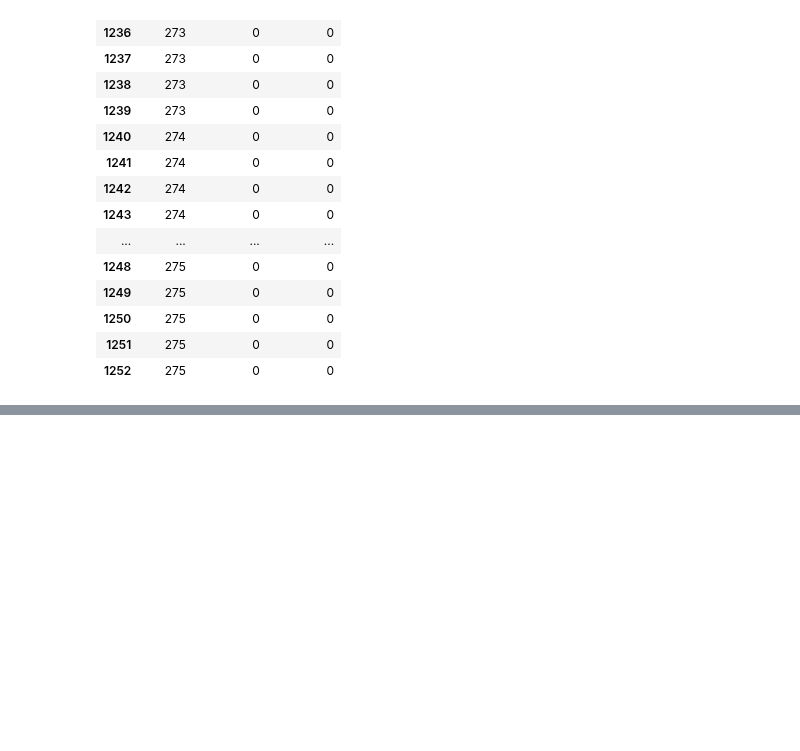
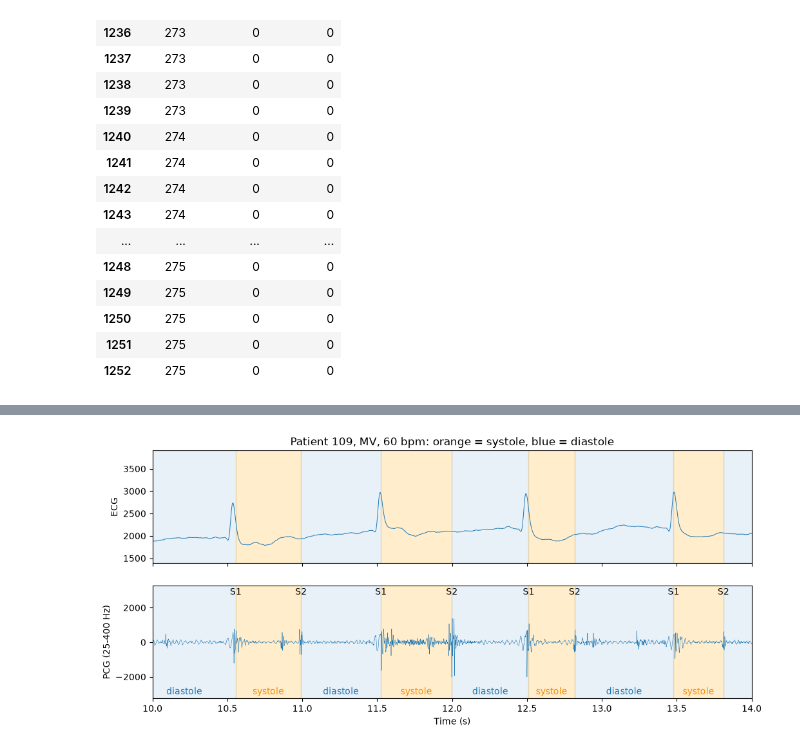
Before and after one commit to Alejandro-131004/cardio-trimodal-align, a Jupyter notebook: Data_Processing.ipynb, the cells around one changed output, grey strips where cells are left out. Saved outputs shown, nothing was run; the diff lists cells and outputs as text; code cells hidden in the pictures; blank space fills up the shorter version.

```diff
--- a/Data_Processing.ipynb
+++ b/Data_Processing.ipynb
@@ -954,0 +1144,44 @@ pd.DataFrame({
+# %%
+def find_heart_sounds(ecg: Signal, pcg: Signal):
+    """Times (s) of the R peaks, S1 and S2, and the filtered PCG."""
+    ecg_f = bandpass(ecg, 0.5, 40)
+    r, _ = find_peaks(ecg_f, height=0.6 * np.percentile(ecg_f, 99), distance=0.4 * ecg.fs)
+    r = r / ecg.fs
+
+    pcg_f = bandpass(pcg, 25, 400, order=4)
+    envelope = pd.Series(np.abs(pcg_f)).rolling(int(0.04 * pcg.fs), center=True).mean()
+
+    def loudest(start, end):
+        return envelope.iloc[int(start * pcg.fs):int(end * pcg.fs)].idxmax() / pcg.fs
+
+    s1 = np.array([loudest(t - 0.02, t + 0.15) for t in r[:-1]])
+    s2 = np.array([loudest(t + 0.2, t + 0.2 + 0.35 * rr) for t, rr in zip(r, np.diff(r))])
+    return r, s1, s2, pcg_f
+# %%
+def plot_heart_cycle(row, start: float, window: float = 4):
+    """ECG and filtered PCG with S1, S2, systole (orange) and diastole (blue)."""
+    ecg, pcg = load_recording(row)
+    r, s1, s2, pcg_f = find_heart_sounds(ecg, pcg)
+    top = np.abs(pcg_f).max()
+    bpm = 60 / np.median(np.diff(r))
+
+    _, (ax_ecg, ax_pcg) = plt.subplots(2, 1, figsize=(12, 5), sharex=True)
+    ax_ecg.plot(np.arange(len(ecg.data)) / ecg.fs, ecg.data, lw=0.7)
+    ax_pcg.plot(np.arange(len(pcg_f)) / pcg.fs, pcg_f, lw=0.4)
+    for a, b, c in zip(s1, s2, s1[1:]):          # S1, S2 and the next S1
+        for ax in (ax_ecg, ax_pcg):
+            ax.axvspan(a, b, color="orange", alpha=0.2)     # systole
+            ax.axvspan(b, c, color="tab:blue", alpha=0.1)   # diastole
+        ax_pcg.text(a, 1.1 * top, "S1", ha="center", clip_on=True)
+        ax_pcg.text(b, 1.1 * top, "S2", ha="center", clip_on=True)
+        ax_pcg.text((a + b) / 2, -1.2 * top, "systole", ha="center", color="darkorange", clip_on=True)   # new
+        ax_pcg.text((b + c) / 2, -1.2 * top, "diastole", ha="center", color="tab:blue", clip_on=True)    # new
+    ax_ecg.set(xlim=(start, start + window), ylabel="ECG",
+               title=f"Patient {row['patient']}, {row['site']}, {bpm:.0f} bpm: orange = systole, blue = diastole")
+    ax_pcg.set(ylim=(-1.3 * top, 1.3 * top), ylabel="PCG (25-400 Hz)", xlabel="Time (s)")
+    plt.show()
+# %%
+clean = recordings[(recordings["patient"] == 109) & (recordings["site"] == "MV") & (recordings["lost_ecg"] == 0)]
+plot_heart_cycle(clean.iloc[0], start=10)
+# %% [output]
+[figure, added]
```
Also changed, not shown: parts of 42 cells of this notebook.
